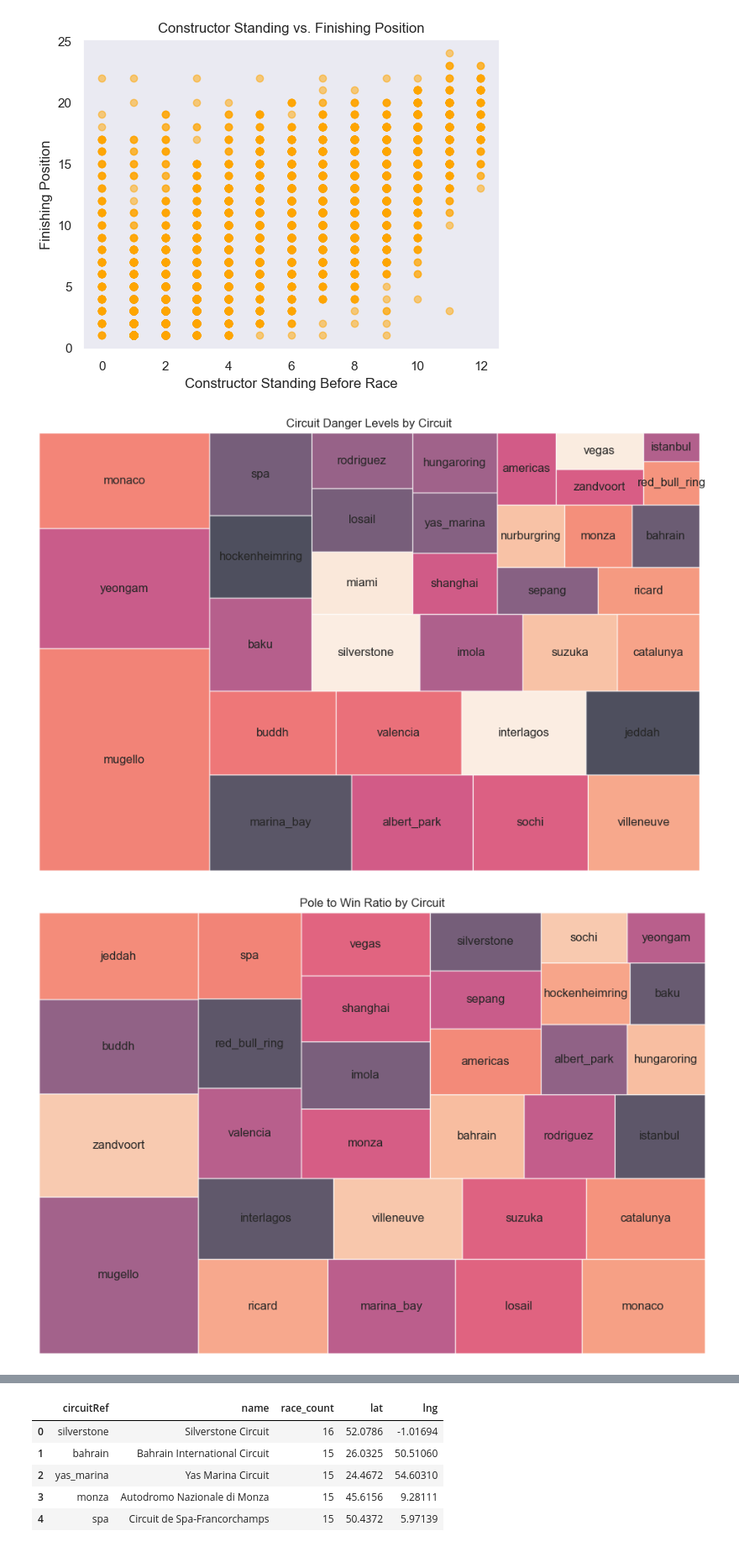
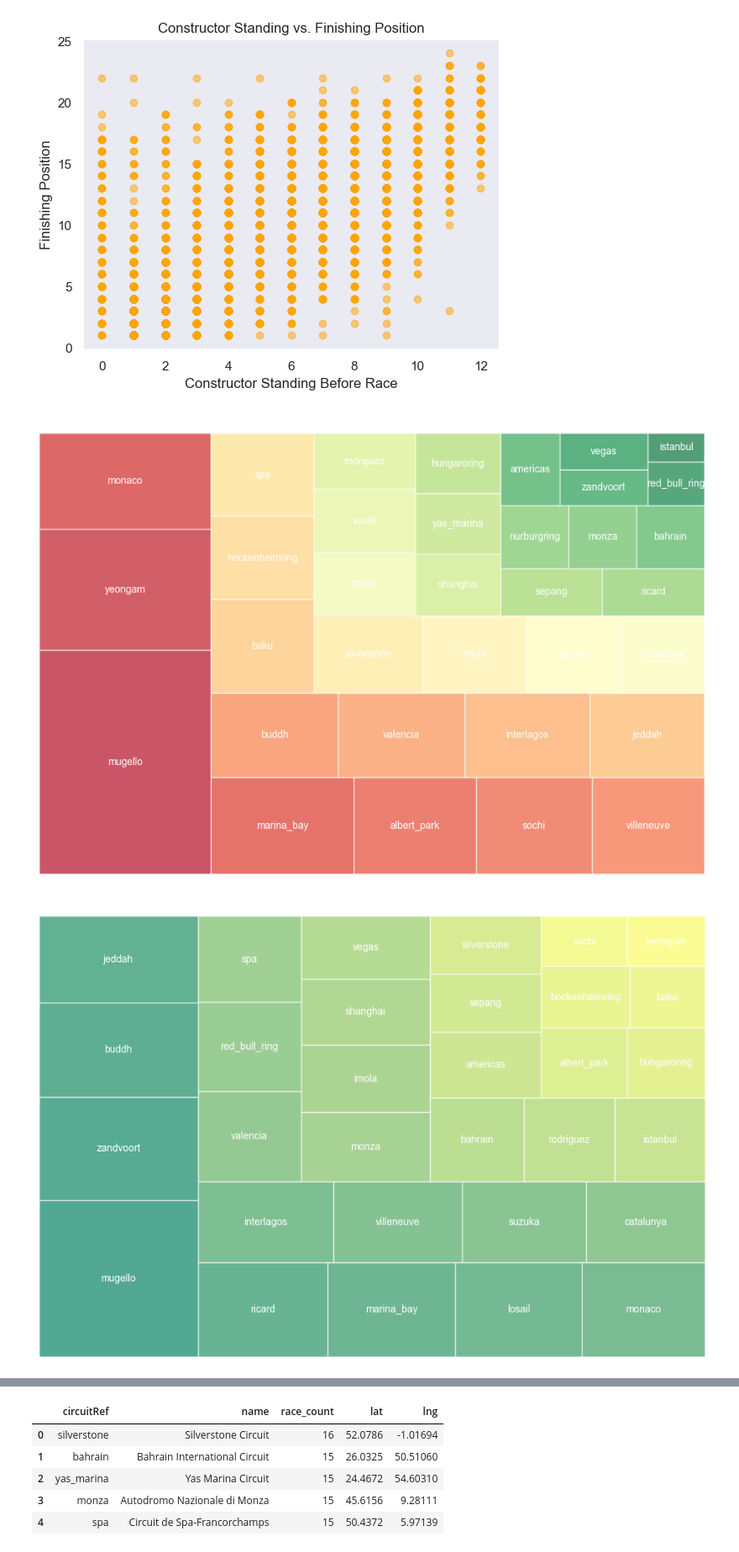
Before and after one commit to JuaniSimieli/F1-Predictions, a Jupyter notebook: EDA/EDA_Graphics.ipynb, the cells around one changed output, grey strips where cells are left out. Shown at 84% size. Cells and saved outputs as stored; diff of their text form; code cells hidden in the pictures.

Commit message:
added dark version of graphics

```diff
--- a/EDA/EDA_Graphics.ipynb
+++ b/EDA/EDA_Graphics.ipynb
@@ -129,40 +145,50 @@ labels = circuit_data['circuitRef']
 
 # Step 3: Plot the treemap with no padding and sorted data
 plt.figure(figsize=(12, 8))
-squarify.plot(sizes=sizes, label=labels, alpha=0.7, pad=False)  # Disable padding
+squarify.plot(sizes=sizes,
+              label=labels,
+              alpha=0.7,
+              pad=False,
+              text_kwargs = {'fontsize': 10, 'color': 'white'},
+              color=sns.color_palette("RdYlGn", len(sizes)))
 plt.axis('off')
-plt.title('Circuit Danger Levels by Circuit')
+plt.title('Circuit Danger Levels by Circuit', color='white')
 plt.savefig('Images/circuit-danger-bycircuit.png', dpi=300, bbox_inches='tight')
 plt.show()
 plt.close()
 # %% [output]
-[figure, old version]
+[figure, new version]
 # %%
 # Step 1: Filter data for pole position wins and calculate pole to win ratio per circuit
 # Calculate total races per circuit and wins from pole position
 total_races_by_circuit = df.groupby('circuitRef').size()
 wins_from_pole_by_circuit = df[(df['grid'] == 1) & (df['position'] == 1)].groupby('circuitRef').size()
 
 # Calculate the pole to win ratio
 pole_to_win_ratio = (wins_from_pole_by_circuit / total_races_by_circuit).fillna(0)
 
 # Step 2: Filter out circuits with a pole to win ratio of zero and sort by descending order
 pole_to_win_ratio = pole_to_win_ratio[pole_to_win_ratio > 0].sort_values(ascending=False)
 
 # Step 3: Prepare data for the treemap
 sizes = pole_to_win_ratio.values  # The sorted pole to win ratios for rectangle sizes
 labels = pole_to_win_ratio.index  # Circuit names for labels
 
 # Step 4: Plot the treemap
 plt.figure(figsize=(12, 8))
-squarify.plot(sizes=sizes, label=labels, alpha=0.7, pad=False)
+squarify.plot(sizes=sizes,
+              label=labels,
+              alpha=0.7,
+              pad=False,
+              text_kwargs = {'fontsize': 10, 'color': 'white'},
+              color=sns.color_palette("summer", len(sizes)))
 plt.axis('off')
-plt.title('Pole to Win Ratio by Circuit')
+plt.title('Pole to Win Ratio by Circuit', color='white')
 plt.savefig('Images/pole-win-bycircuit.png', dpi=300, bbox_inches='tight')
 plt.show()
 plt.close()
 # %% [output]
-[figure, old version]
+[figure, new version]
 # %%
 import numpy as np
 
```
Also changed, not shown: parts of 7 cells of this notebook, 8 other files.
